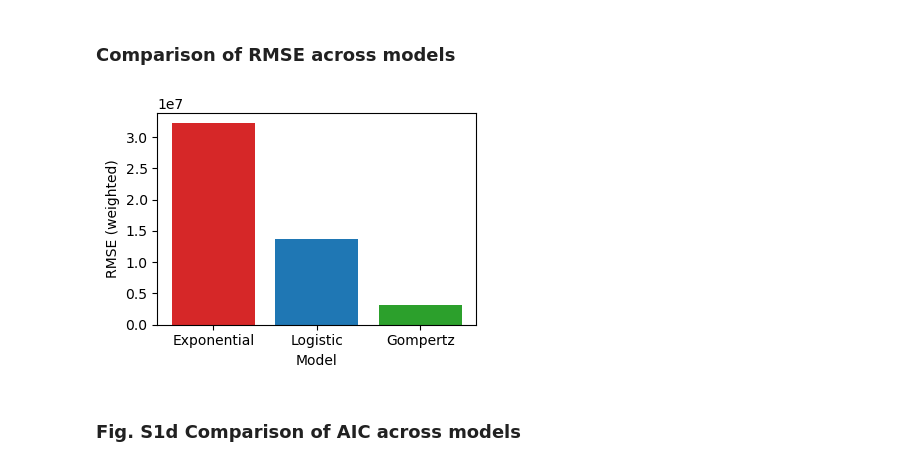
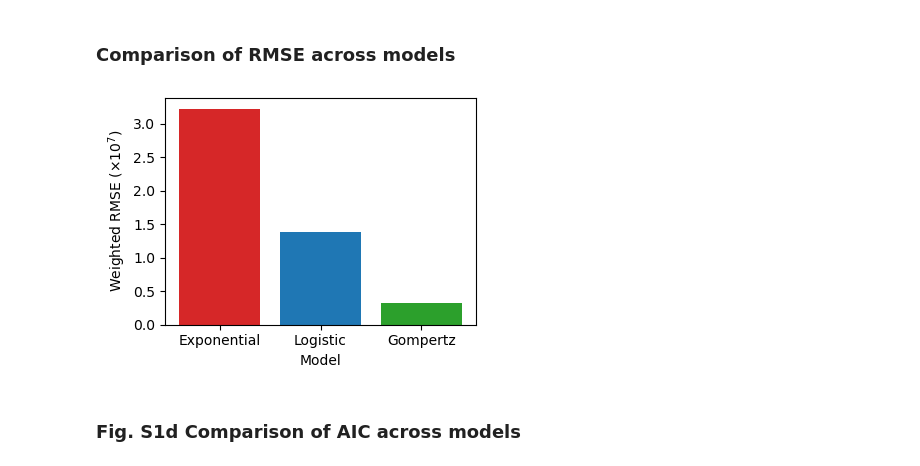
Before and after one commit to Rockyperiod/b16_act_analysis, a Jupyter notebook: code/ode/01S_untreated_model_comparison.ipynb, the cells around one changed output. Saved outputs shown, nothing was run; the diff lists cells and outputs as text; code cells hidden in the pictures.

```diff
--- a/code/ode/01S_untreated_model_comparison.ipynb
+++ b/code/ode/01S_untreated_model_comparison.ipynb
@@ -371,17 +371,17 @@ rmse_exponential, aic_exponential, fit_exponential = evaluate_model(
 ### Comparison of RMSE across models
 # %%
 models = ['Exponential', 'Logistic', 'Gompertz', ]
-rmse_values = [rmse_exponential, rmse_logistic, rmse_gompertz]
+rmse_values = [rmse_exponential/1e7, rmse_logistic/1e7, rmse_gompertz/1e7]
 colors = ['tab:red', 'tab:blue', 'tab:green']
 
 plt.figure(figsize=(4, 3))
 plt.bar(models, rmse_values, color=colors)
 plt.xlabel('Model')
-plt.ylabel('RMSE (weighted)')
+plt.ylabel(r'Weighted RMSE ($\times 10^7$)')
 plt.tight_layout()
 plt.show()
 # %% [output]
-[figure, old version]
+[figure, new version]
 # %% [markdown]
 ### Fig. S1d Comparison of AIC across models
 # %%
```
Also changed, not shown: parts of 1 cell of this notebook.
